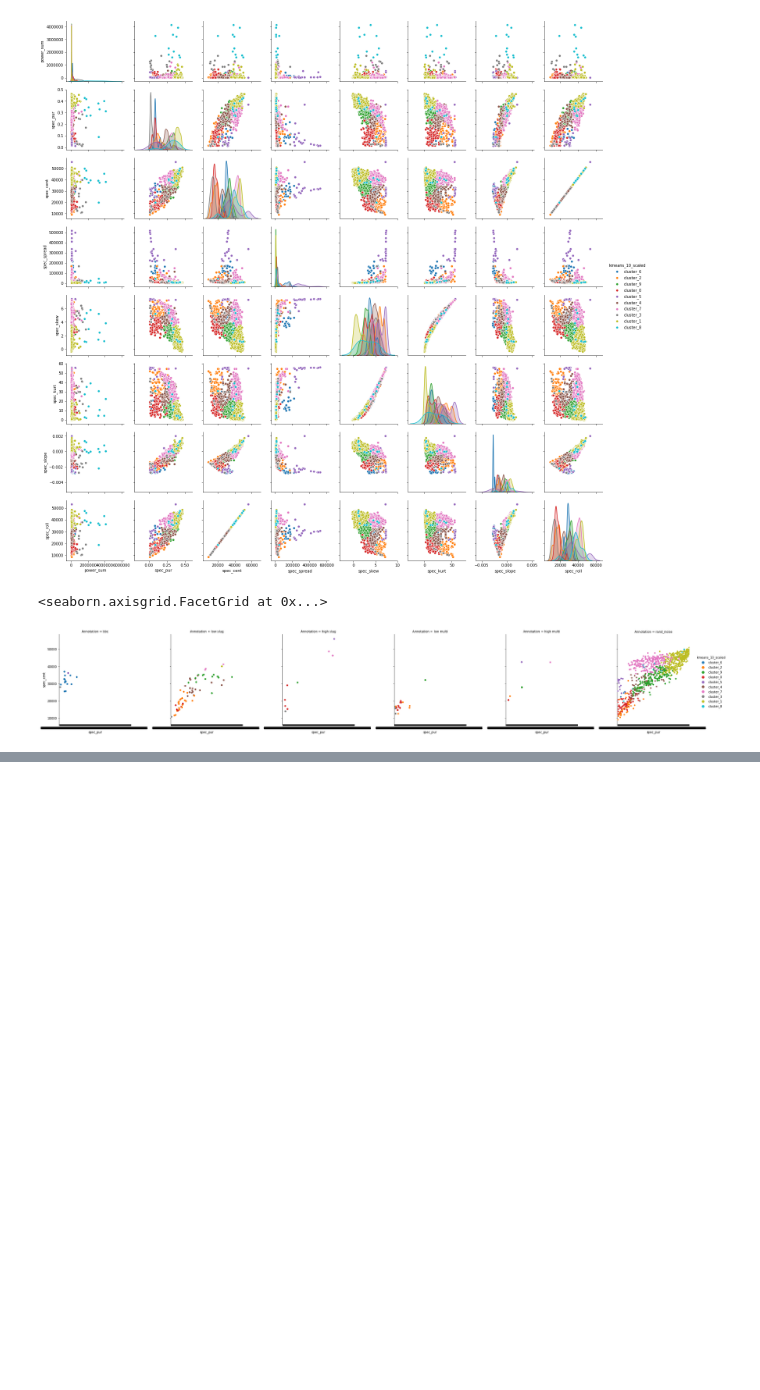
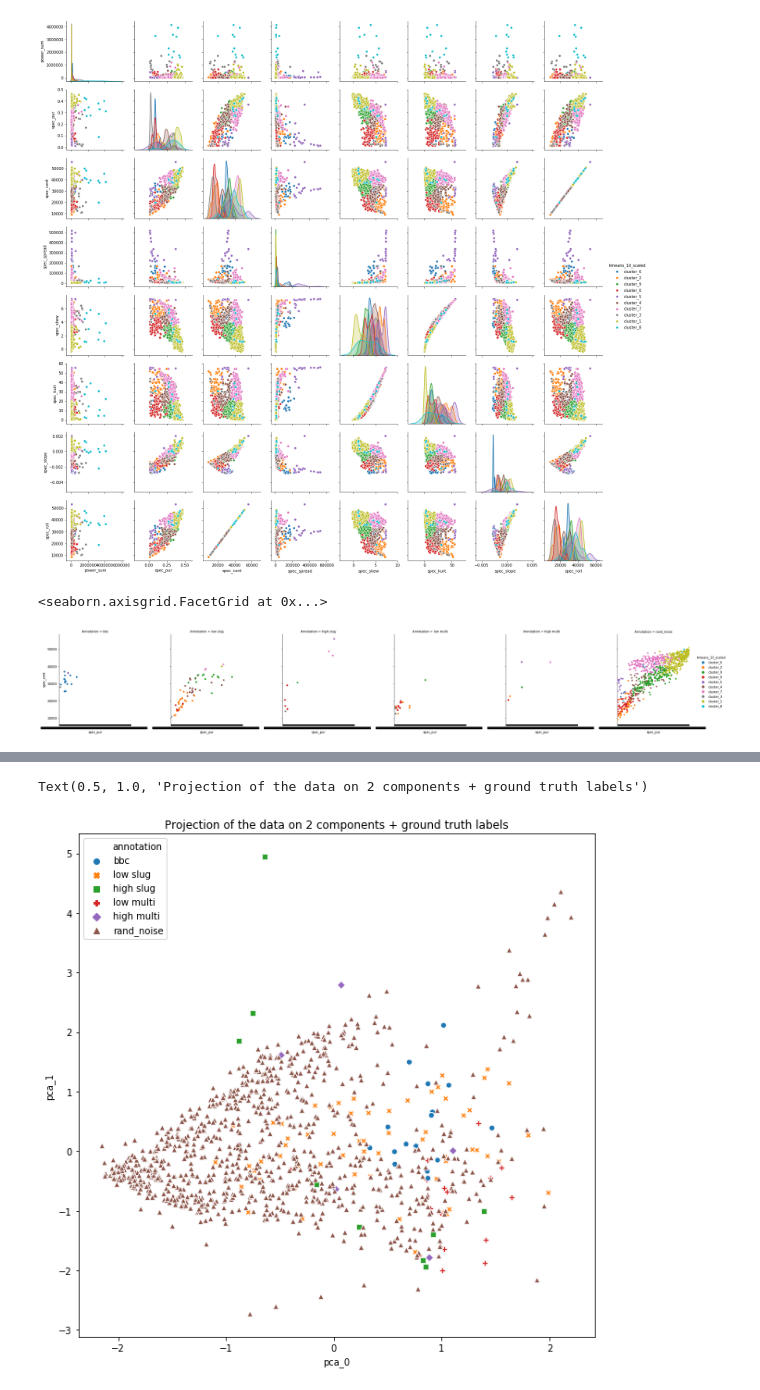
Before and after one commit to grace3999/USV_Python, a Jupyter notebook: Notebooks/5_xr_Annotations_clustering.ipynb, the cells around one changed output, grey strips where cells are left out. Cells and saved outputs as stored; diff of their text form; code cells hidden in the pictures; blank space fills up the shorter version.

```diff
--- a/Notebooks/5_xr_Annotations_clustering.ipynb
+++ b/Notebooks/5_xr_Annotations_clustering.ipynb
@@ -203,0 +242,5 @@ sns.catplot(x="spec_pur", y="spec_cent", hue="kmeans_10_scaled", col='Annotation
+# %%
+pca_df = pd.DataFrame(data = pca_features, columns = ['pca_0', 'pca_1', 'pca_2', 'pca_3', 'pca_4', 'pca_5', 'pca_6', 'pca_7'], index = orig_upsamples['Unnamed: 0'])
+pca_df['label'] = orig_upsamples['Label'].values
+pca_df['annotation'] = orig_upsamples['Annotation'].values
+pca_df.head()
@@ -203,0 +261,7 @@ sns.catplot(x="spec_pur", y="spec_cent", hue="kmeans_10_scaled", col='Annotation
+# %%
+plt.figure(figsize=(10,10))
+sns.scatterplot(x = 'pca_0', y = 'pca_1', hue = 'annotation', data = pca_df, style = 'annotation')
+plt.title("Projection of the data on 2 components + ground truth labels")
+# %% [output]
+Text(0.5, 1.0, 'Projection of the data on 2 components + ground truth labels')
+[figure, added]
```
Also changed, not shown: parts of 18 cells of this notebook.
